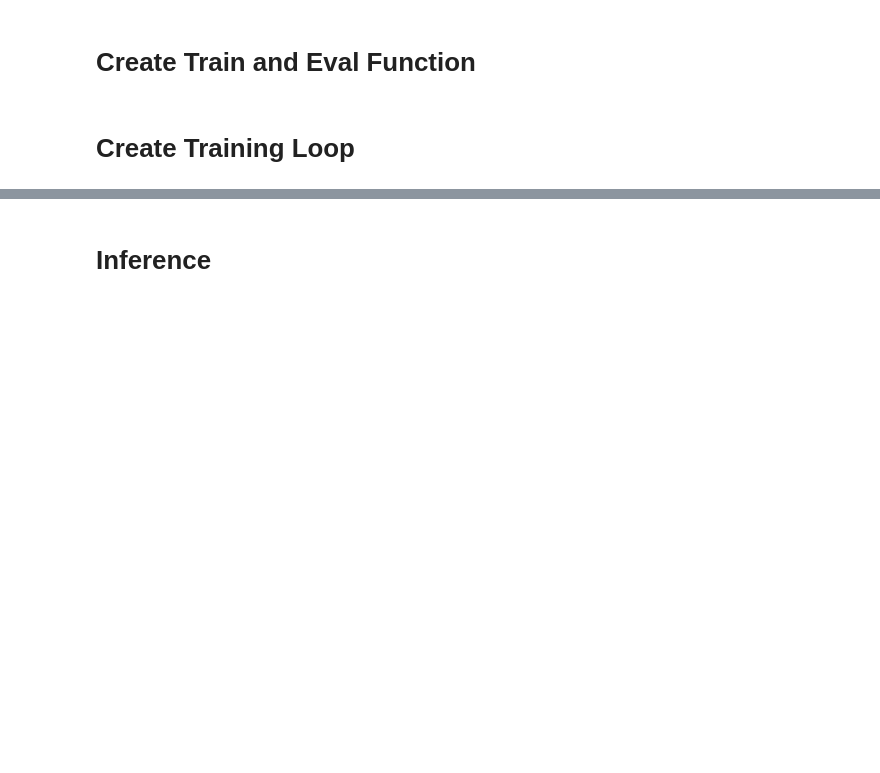
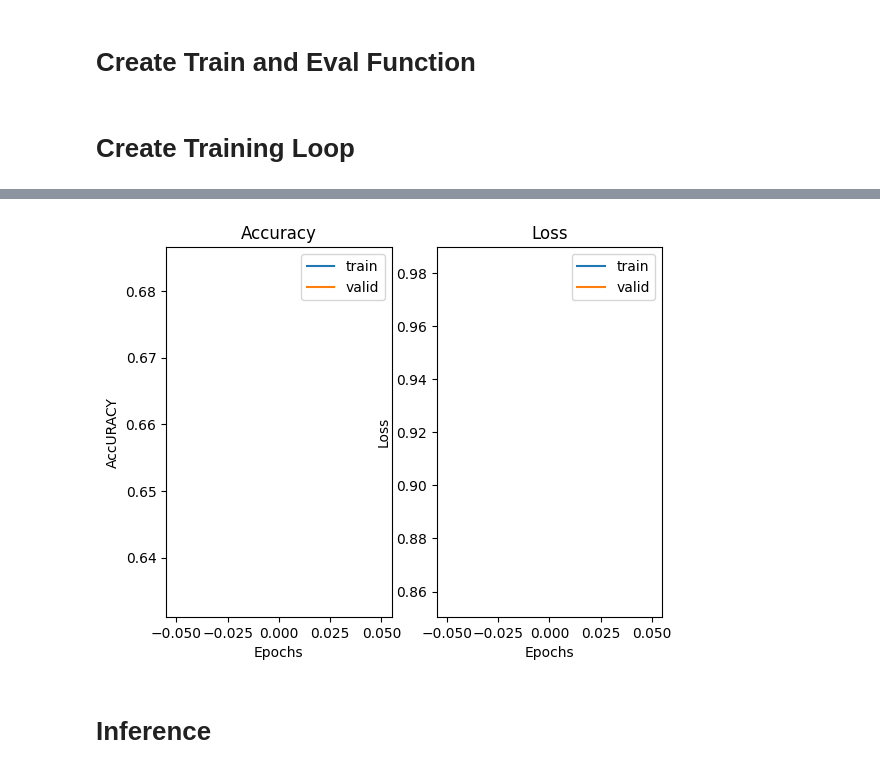
Before and after one commit to shabnajL/Facial_Expression_Recognition, a Jupyter notebook: Facial_Expression_Recognition(with_PyTorch).ipynb, the cells around one changed output, grey strips where cells are left out. Saved outputs shown, nothing was run; the diff lists cells and outputs as text; code cells hidden in the pictures; blank space fills up the shorter version.

```diff
--- a/Facial_Expression_Recognition(with_PyTorch).ipynb
+++ b/Facial_Expression_Recognition(with_PyTorch).ipynb
@@ -219,7 +224,7 @@ def train_func(model, dataloader, optimizer, current_epoch):
 # %%
 def eval_func(model, dataloader, current_epoch):
 
-  model.valid()
+  model.eval()
   total_loss, total_accuracy = 0.0, 0.0
   tk = tqdm(dataloader, desc = "EPOCH" + "[VALID]" + str(current_epoch + 1) + "/" + str(EPOCHS))
 
@@ -254,3 +265,22 @@ AttributeError: 'faceModel' object has no attribute 'valid'
+# %%
+fig = plt.figure()
+ax1 = fig.add_subplot(121)
+ax2 = fig.add_subplot(122)
+ax1.plot(train_accuracy, label='train')
+ax1.plot(valid_accuracy, label='valid')
+ax1.set_title('Accuracy')
+ax1.set_xlabel('Epochs')
+ax1.set_ylabel('AccURACY')
+ax1.legend()
+ax2.plot(train_loss, label='train')
+ax2.plot(valid_loss, label='valid')
+ax2.set_title('Loss')
+ax2.set_xlabel('Epochs')
+ax2.set_ylabel('Loss')
+ax2.legend()
+plt.show()
+# %% [output]
+[figure, added]
 # %% [markdown]
 # Inference
 # %%
```
Also changed, not shown: parts of 6 cells of this notebook.
